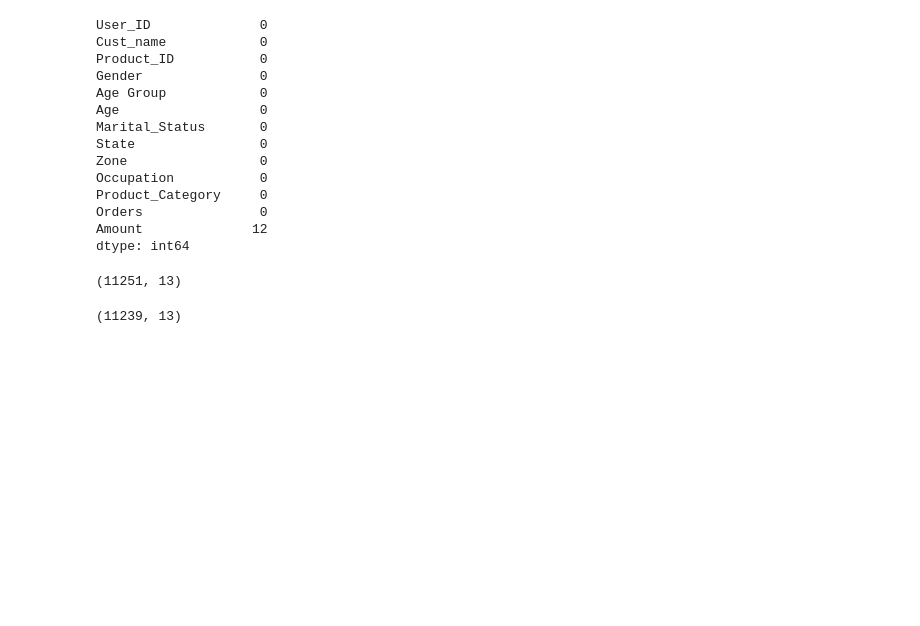
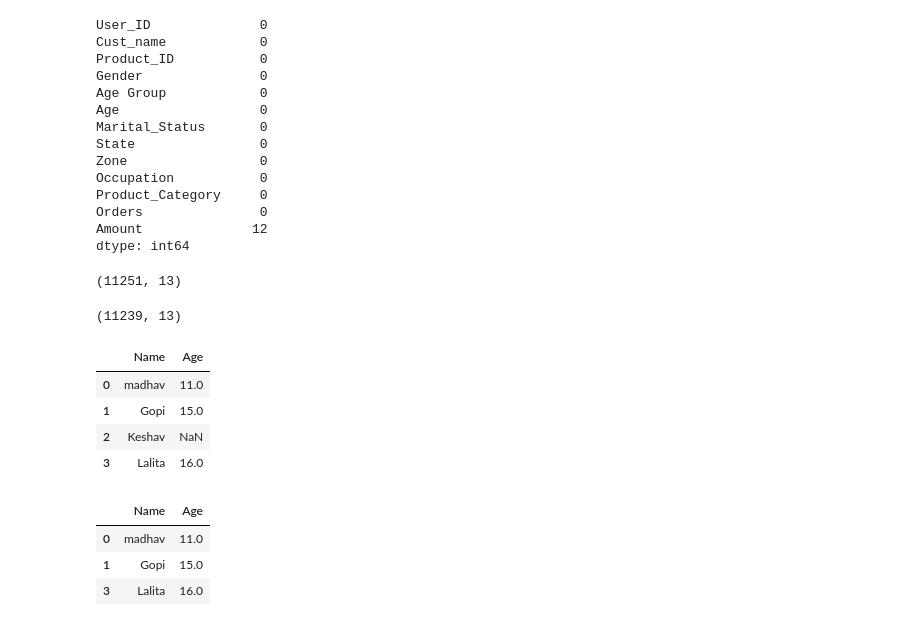
Before and after one commit to Devu0503/sales_data_analysis, a Jupyter notebook: python.ipynb, the cells around one changed output. Saved outputs shown, nothing was run; the diff lists cells and outputs as text; code cells hidden in the pictures; blank space fills up the shorter version.

Commit message:
clearning data and make it suitable

```diff
--- a/python.ipynb
+++ b/python.ipynb
@@ -228,3 +228,23 @@ df.dropna(inplace=True)
 df.shape
 # %% [output]
 (11239, 13)
+# %%
+#initilaise list of lists
+data_test =[['madhav', 11], ['Gopi',15] ,['Keshav', ],['Lalita', 16]]
+#crate the panndas Dtaframe using list
+df_test = pd.DataFrame(data_test, columns=['Name','Age'])
+
+df_test
+# %% [output]
+|  | Name | Age |
+| 0 | madhav | 11.0 |
+| 1 | Gopi | 15.0 |
+| 2 | Keshav | NaN |
+| 3 | Lalita | 16.0 |
+# %%
+df_test.dropna()
+# %% [output]
+|  | Name | Age |
+| 0 | madhav | 11.0 |
+| 1 | Gopi | 15.0 |
+| 3 | Lalita | 16.0 |
```
Also changed, not shown: parts of 4 cells of this notebook.
